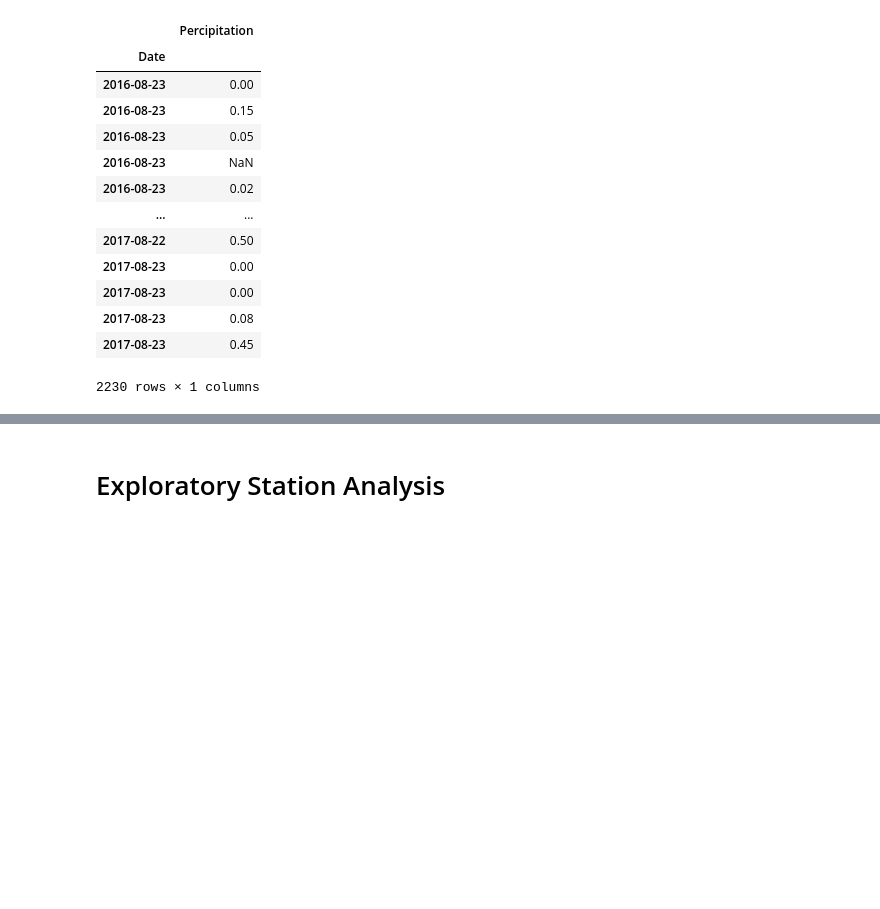
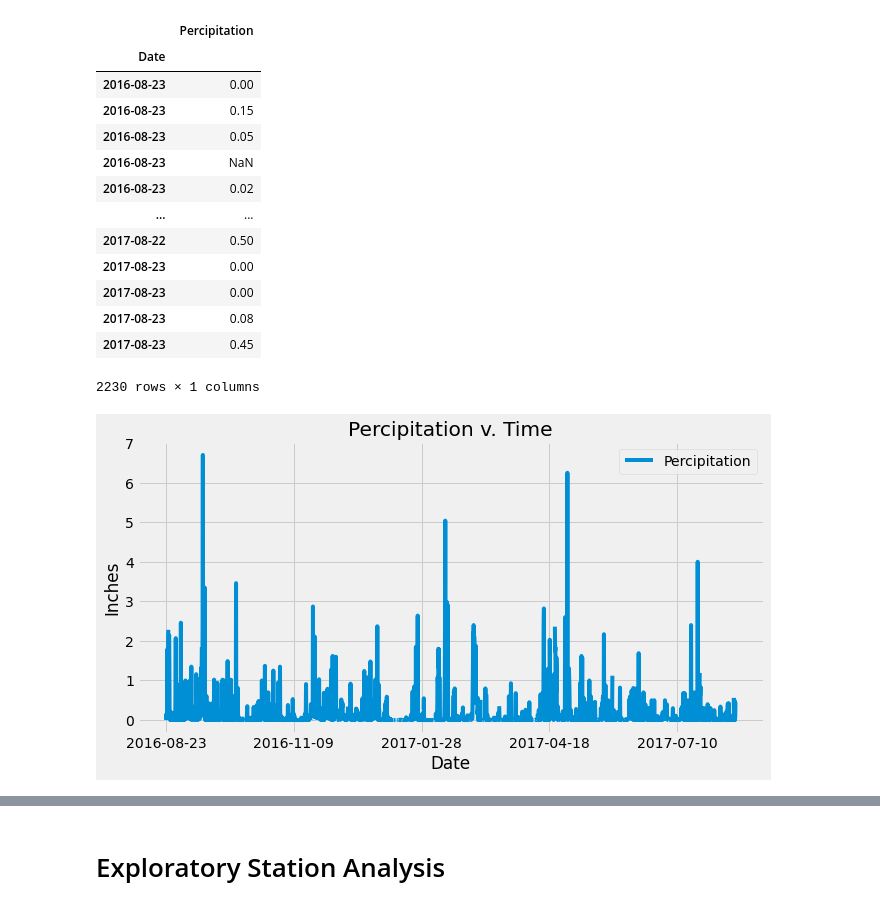
Before and after one commit to elysesulkey/sqlalchemy-challenge, a Jupyter notebook: climate_starter.ipynb, the cells around one changed output, grey strips where cells are left out. Cells and saved outputs as stored; diff of their text form; code cells hidden in the pictures; blank space fills up the shorter version.

```diff
--- a/climate_starter.ipynb
+++ b/climate_starter.ipynb
@@ -78,10 +78,18 @@ percip_df
 2230 rows × 1 columns
 # %%
 # Use Pandas Plotting with Matplotlib to plot the data
-percip_df.plot(title="Precipitation Analysis", figsize=(10,5))
-plt.title("P")
-plt.legend(loc='upper center')
+percip_df.plot(figsize=(10,5))
+plt.title("Percipitation v. Time")
+plt.xlabel("Date")
+plt.ylabel("Inches")
+plt.legend(loc='upper right')
+
+# Save image
 plt.savefig("Images/precipitation.png")
+
+# Show graph
 plt.show()
+# %% [output]
+[figure, added]
 # %%
 # Use Pandas to calcualte the summary statistics for the precipitation data
```
Also changed, not shown: parts of 1 cell of this notebook, 1 other file.
